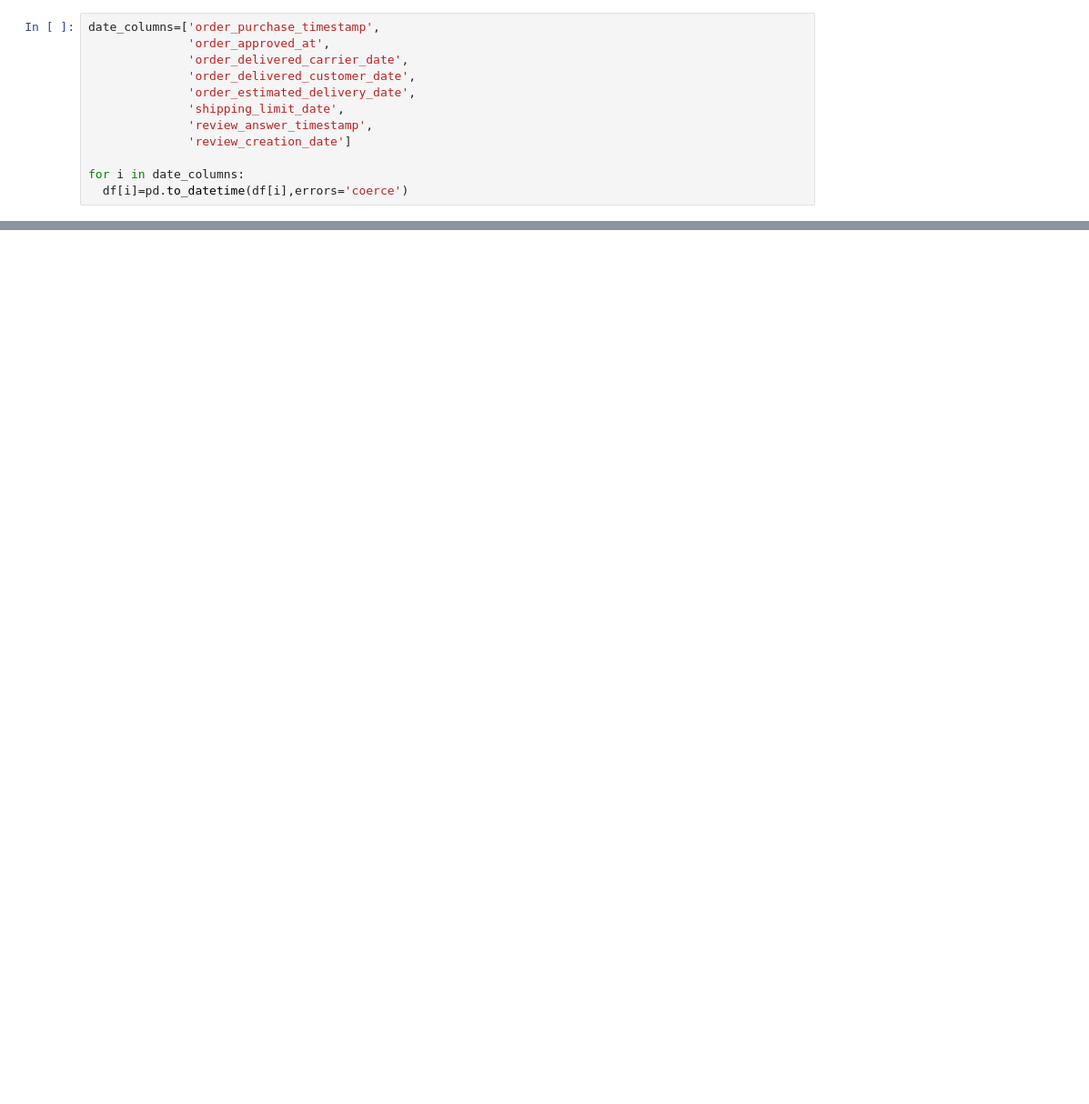
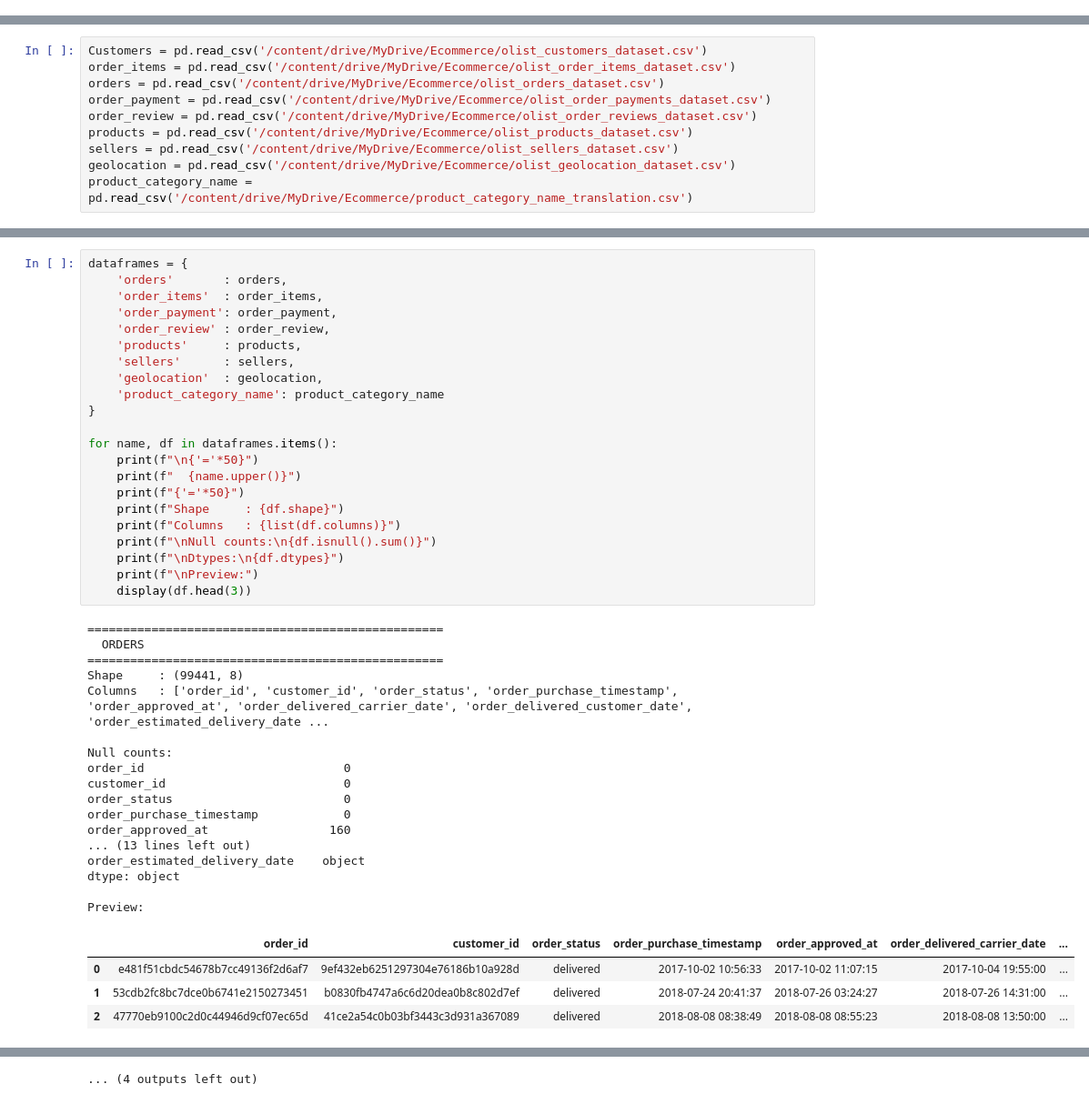
Before and after one commit to edusatyaki/ProjectDrive, a Jupyter notebook: Group-A/Olist E-Commerce Analytics/Data Cleaning/Olist_Ecommerce.ipynb, the cells around one changed output, grey strips where cells are left out. Shown at 91% size. Drawn from its saved outputs; the diff is of its cells as text; blank space fills up the shorter version.

```diff
--- a/Group-A/Olist E-Commerce Analytics/Data Cleaning/Olist_Ecommerce.ipynb
+++ b/Group-A/Olist E-Commerce Analytics/Data Cleaning/Olist_Ecommerce.ipynb
@@ -469,12 +0,0 @@ memory usage: 23.9+ MB
-# %%
-date_columns=['order_purchase_timestamp',
-              'order_approved_at',
-              'order_delivered_carrier_date',
-              'order_delivered_customer_date',
-              'order_estimated_delivery_date',
-              'shipping_limit_date',
-              'review_answer_timestamp',
-              'review_creation_date']
-
-for i in date_columns:
-  df[i]=pd.to_datetime(df[i],errors='coerce')
@@ -539,0 +13,10 @@ df.describe(include='O')
+# %%
+Customers = pd.read_csv('/content/drive/MyDrive/Ecommerce/olist_customers_dataset.csv')
+order_items = pd.read_csv('/content/drive/MyDrive/Ecommerce/olist_order_items_dataset.csv')
+orders = pd.read_csv('/content/drive/MyDrive/Ecommerce/olist_orders_dataset.csv')
+order_payment = pd.read_csv('/content/drive/MyDrive/Ecommerce/olist_order_payments_dataset.csv')
+order_review = pd.read_csv('/content/drive/MyDrive/Ecommerce/olist_order_reviews_dataset.csv')
+products = pd.read_csv('/content/drive/MyDrive/Ecommerce/olist_products_dataset.csv')
+sellers = pd.read_csv('/content/drive/MyDrive/Ecommerce/olist_sellers_dataset.csv')
+geolocation = pd.read_csv('/content/drive/MyDrive/Ecommerce/olist_geolocation_dataset.csv')
+product_category_name = pd.read_csv('/content/drive/MyDrive/Ecommerce/product_category_name_translation.csv')
@@ -539,0 +91,44 @@ df.describe(include='O')
+# %%
+dataframes = {
+    'orders'       : orders,
+    'order_items'  : order_items,
+    'order_payment': order_payment,
+    'order_review' : order_review,
+    'products'     : products,
+    'sellers'      : sellers,
+    'geolocation'  : geolocation,
+    'product_category_name': product_category_name
+}
+
+for name, df in dataframes.items():
+    print(f"\n{'='*50}")
+    print(f"  {name.upper()}")
+    print(f"{'='*50}")
+    print(f"Shape     : {df.shape}")
+    print(f"Columns   : {list(df.columns)}")
+    print(f"\nNull counts:\n{df.isnull().sum()}")
+    print(f"\nDtypes:\n{df.dtypes}")
+    print(f"\nPreview:")
+    display(df.head(3))
+# %% [output]
+==================================================
+  ORDERS
+==================================================
+Shape     : (99441, 8)
+Columns   : ['order_id', 'customer_id', 'order_status', 'order_purchase_timestamp', 'order_approved_at', 'order_delivered_carrier_date', 'order_delivered_customer_date', 'order_estimated_delivery_date ...
+
+Null counts:
+order_id                            0
+customer_id                         0
+order_status                        0
+order_purchase_timestamp            0
+order_approved_at                 160
+... (13 lines left out)
+order_estimated_delivery_date    object
+dtype: object
+
+Preview:
+|  | order_id | customer_id | order_status | order_purchase_timestamp | order_approved_at | order_delivered_carrier_date | ... |
+| 0 | e481f51cbdc54678b7cc49136f2d6af7 | 9ef432eb6251297304e76186b10a928d | delivered | 2017-10-02 10:56:33 | 2017-10-02 11:07:15 | 2017-10-04 19:55:00 | ... |
+| 1 | 53cdb2fc8bc7dce0b6741e2150273451 | b0830fb4747a6c6d20dea0b8c802d7ef | delivered | 2018-07-24 20:41:37 | 2018-07-26 03:24:27 | 2018-07-26 14:31:00 | ... |
+| 2 | 47770eb9100c2d0c44946d9cf07ec65d | 41ce2a54c0b03bf3443c3d931a367089 | delivered | 2018-08-08 08:38:49 | 2018-08-08 08:55:23 | 2018-08-08 13:50:00 | ... |
@@ -539,0 +240 @@ df.describe(include='O')
+... (4 outputs left out)
```
Also changed, not shown: parts of 96 cells of this notebook.
